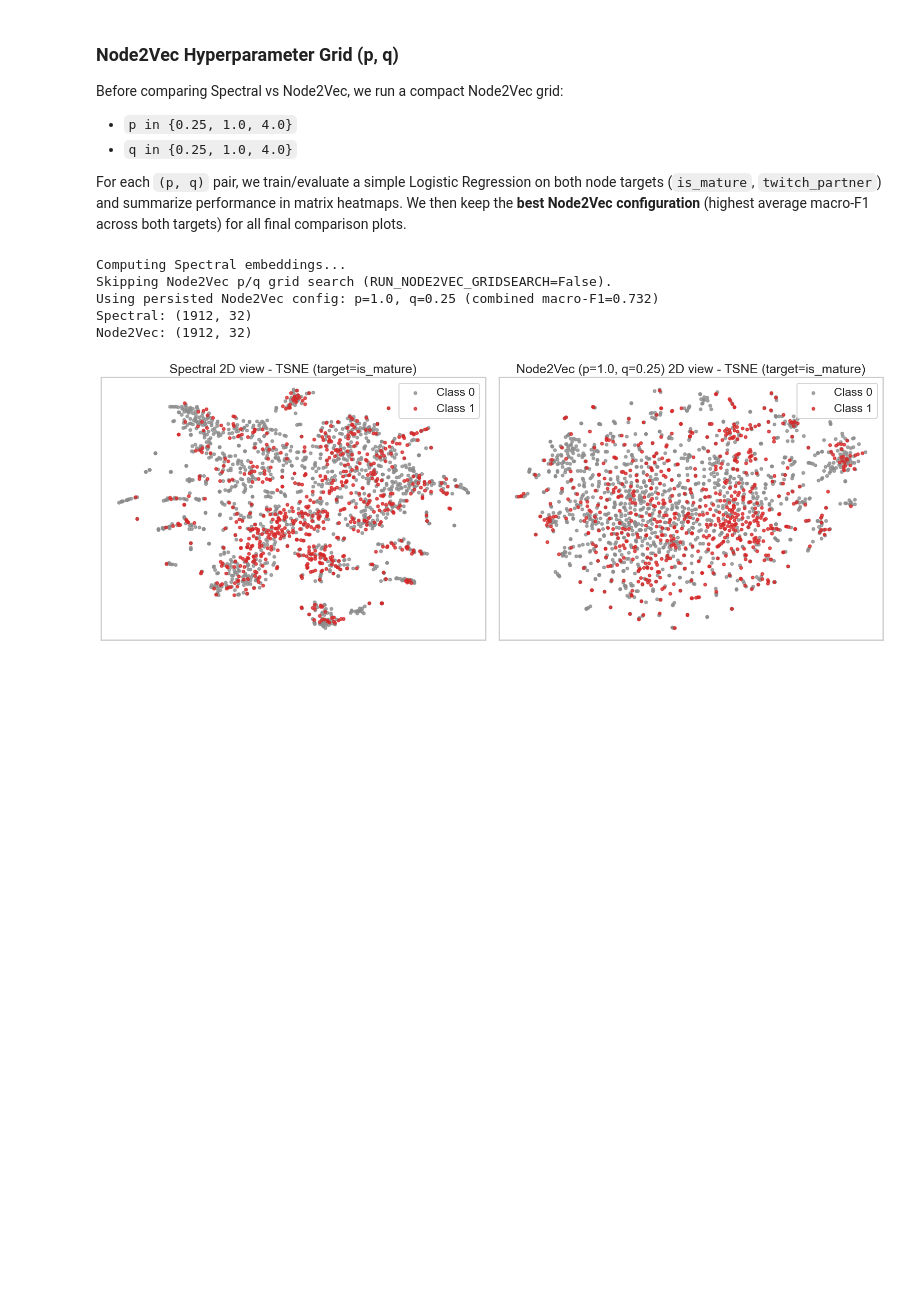
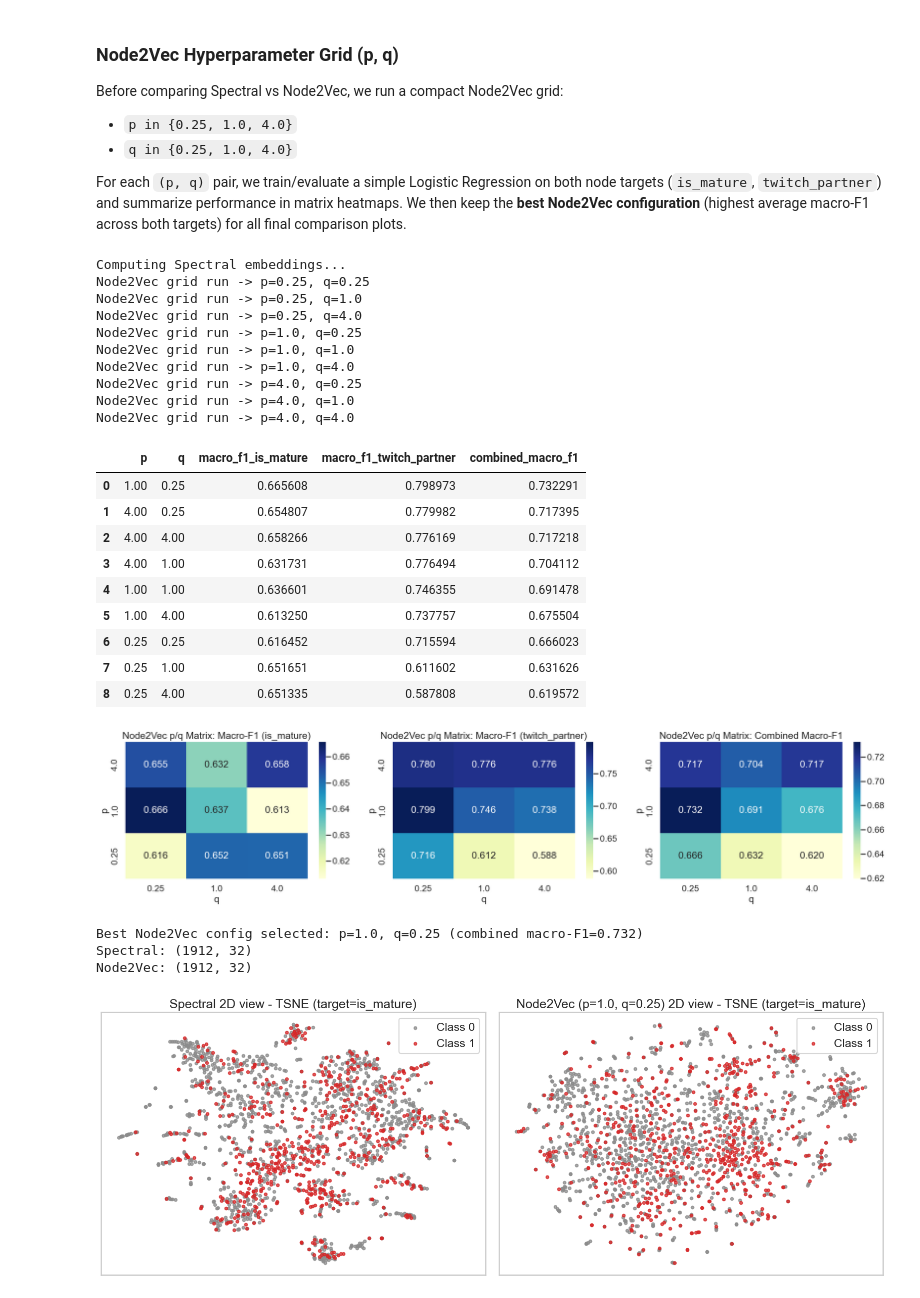
Before and after one commit to Carda01/community_detection, a Jupyter notebook: graph_ml/twitch_tasks_notebook.ipynb, the cells around one changed output. Cells and saved outputs as stored; diff of their text form; code cells hidden in the pictures; blank space fills up the shorter version.

```diff
--- a/graph_ml/twitch_tasks_notebook.ipynb
+++ b/graph_ml/twitch_tasks_notebook.ipynb
@@ -410,7 +410,7 @@ labels_for_search = {
 embeddings_by_method = {'Spectral': emb_spectral}
 
 # Keep this as False to avoid recomputing the Node2Vec p/q grid every run.
-RUN_NODE2VEC_GRIDSEARCH = False
+RUN_NODE2VEC_GRIDSEARCH = True
 
 # Persisted best config from earlier grid search runs.
 NODE2VEC_DEFAULT_BEST_CONFIG = {
@@ -513,37 +513,56 @@ if HAVE_NODE2VEC:
         print('Skipping Node2Vec p/q grid search (RUN_NODE2VEC_GRIDSEARCH=False).')
         print(
             'Using persisted Node2Vec config: '
             f"p={node2vec_best_config['p']}, q={node2vec_best_config['q']} "
             f"(combined macro-F1={node2vec_best_config['combined_macro_f1']:.3f})"
         )
 
     if not RUN_NODE2VEC_GRIDSEARCH:
         emb_n2v, n2v_nodes = get_node2vec_embedding(
             G,
             dim=32,
             p=node2vec_best_config['p'],
             q=node2vec_best_config['q'],
             walks=10,
             length=40,
             seed=SEED,
         )
         if n2v_nodes != nodes_ref:
             idx_map = {n: i for i, n in enumerate(n2v_nodes)}
             emb_n2v = np.vstack([emb_n2v[idx_map[n]] for n in nodes_ref])
         best_embedding = emb_n2v
 
     embeddings_by_method['Node2Vec'] = best_embedding
 else:
     print('Node2Vec is not available in this environment. Skipping p/q grid search.')
 
 for name, emb in embeddings_by_method.items():
     print(f'{name}: {emb.shape}')
 # %% [output]
 Computing Spectral embeddings...
-Skipping Node2Vec p/q grid search (RUN_NODE2VEC_GRIDSEARCH=False).
-Using persisted Node2Vec config: p=1.0, q=0.25 (combined macro-F1=0.732)
-Spectral: (1912, 32)
-Node2Vec: (1912, 32)
+Node2Vec grid run -> p=0.25, q=0.25
+Node2Vec grid run -> p=0.25, q=1.0
+Node2Vec grid run -> p=0.25, q=4.0
+Node2Vec grid run -> p=1.0, q=0.25
+Node2Vec grid run -> p=1.0, q=1.0
+Node2Vec grid run -> p=1.0, q=4.0
+Node2Vec grid run -> p=4.0, q=0.25
+Node2Vec grid run -> p=4.0, q=1.0
+Node2Vec grid run -> p=4.0, q=4.0
+|  | p | q | macro_f1_is_mature | macro_f1_twitch_partner | combined_macro_f1 |
+| 0 | 1.00 | 0.25 | 0.665608 | 0.798973 | 0.732291 |
+| 1 | 4.00 | 0.25 | 0.654807 | 0.779982 | 0.717395 |
+| 2 | 4.00 | 4.00 | 0.658266 | 0.776169 | 0.717218 |
+| 3 | 4.00 | 1.00 | 0.631731 | 0.776494 | 0.704112 |
+| 4 | 1.00 | 1.00 | 0.636601 | 0.746355 | 0.691478 |
+| 5 | 1.00 | 4.00 | 0.613250 | 0.737757 | 0.675504 |
+| 6 | 0.25 | 0.25 | 0.616452 | 0.715594 | 0.666023 |
+| 7 | 0.25 | 1.00 | 0.651651 | 0.611602 | 0.631626 |
+| 8 | 0.25 | 4.00 | 0.651335 | 0.587808 | 0.619572 |
+[figure, added]
+Best Node2Vec config selected: p=1.0, q=0.25 (combined macro-F1=0.732)
+Spectral: (1912, 32)
+Node2Vec: (1912, 32)
 # %%
 labels_by_target = {
     'is_mature': np.array([G.nodes[n]['is_mature'] for n in nodes_ref], dtype=int),
```
Also changed, not shown: parts of 13 cells of this notebook.
